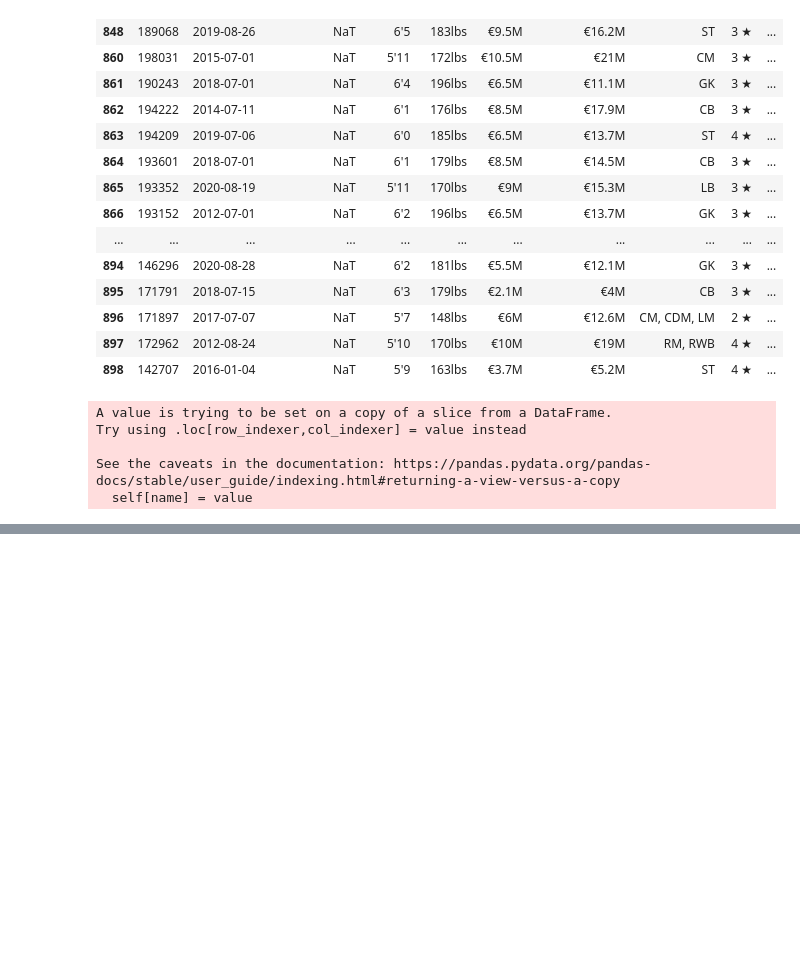
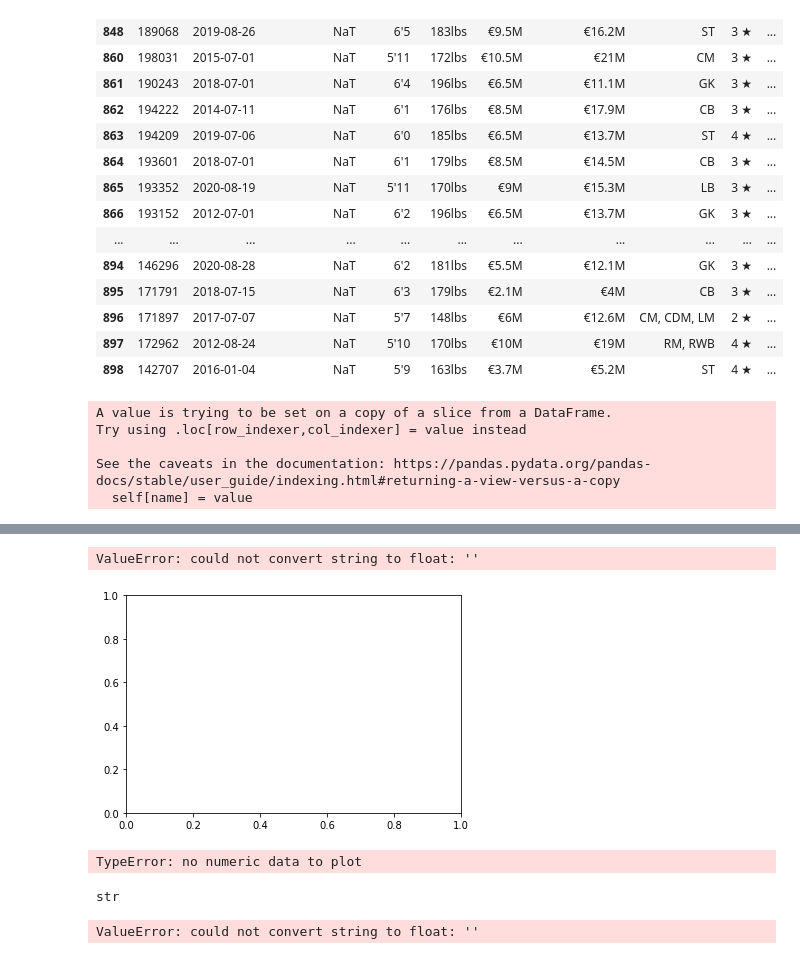
Before and after one commit to AkintolaOlasubomi/-Datacleaningchallenge, a Jupyter notebook: Datacleaningchallenge.ipynb, the cells around one changed output, grey strips where cells are left out. Drawn from its saved outputs; the diff is of its cells as text; code cells hidden in the pictures; blank space fills up the shorter version.

```diff
--- a/Datacleaningchallenge.ipynb
+++ b/Datacleaningchallenge.ipynb
@@ -768,0 +722,3 @@ fifa_dirty
+# %%
+#replacing the nan
+fifa_dirty.Hits = fifa_dirty.Hits.str.replace('nan', '')
@@ -768,0 +803,10 @@ fifa_dirty
+# %%
+#the new datatypes
+newtype = {'Height':'float64',
+          'Weight':'float64',
+          'W/F':'float64',
+          'SM':'float64',
+          'IR':'float64'}
+
+#changing the datatypes
+fifa_dirty = fifa_dirty.astype(newtype)
@@ -768,0 +839,14 @@ fifa_dirty
+# %%
+sns.distplot(fifa_dirty['Hits'], bins = 100)
+# %% [output]
+ValueError: could not convert string to float: ''
+[figure, added]
+# %%
+fifa_dirty.Hits.plot(kind = 'hist')
+#fifa_dirty.Hits
+# %% [output]
+TypeError: no numeric data to plot
+# %%
+type(fifa_dirty.Hits[0])
+# %% [output]
+str
@@ -768,0 +855,4 @@ fifa_dirty
+# %%
+fifa_dirty.Hits = fifa_dirty.Hits.astype('float64')
+# %% [output]
+ValueError: could not convert string to float: ''
```
Also changed, not shown: parts of 75 cells of this notebook.
